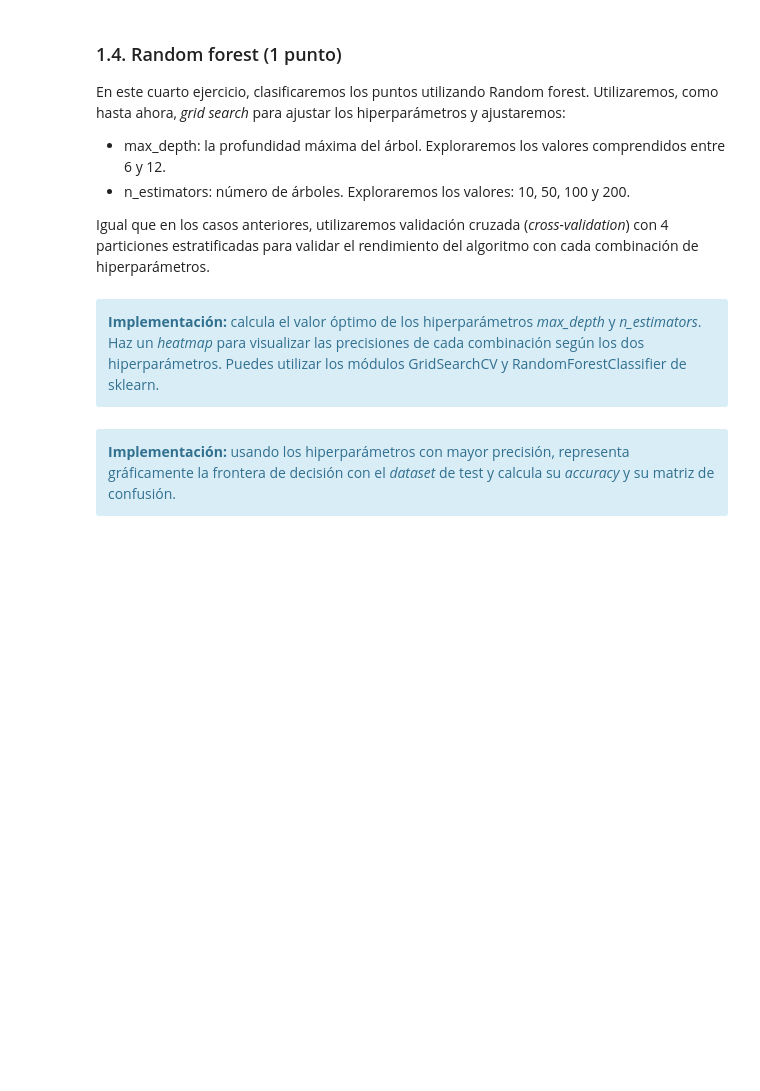
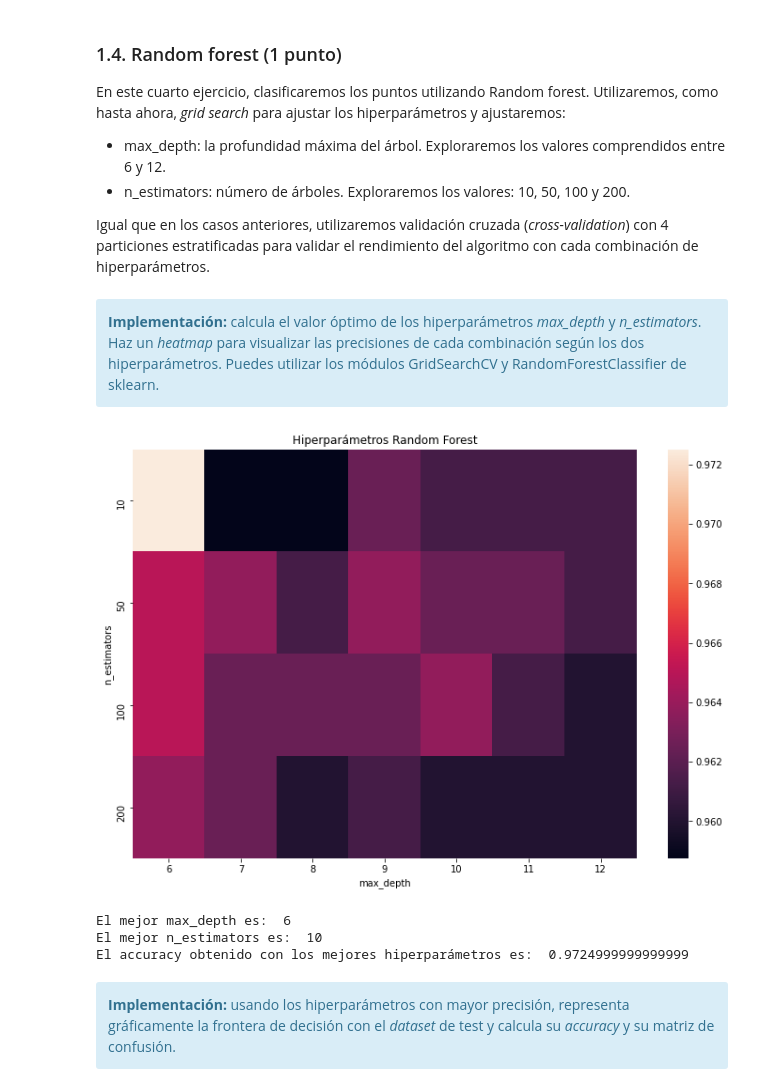
Before and after one commit to mariousm/Data-Science-Master, a Jupyter notebook: 2021-22/PrimerSemestre/Mineria/PEC3/20211_M2.855_PEC3_Enunciado.ipynb, the cells around one changed output. Saved outputs shown, nothing was run; the diff lists cells and outputs as text; code cells hidden in the pictures; blank space fills up the shorter version.

```diff
--- a/2021-22/PrimerSemestre/Mineria/PEC3/20211_M2.855_PEC3_Enunciado.ipynb
+++ b/2021-22/PrimerSemestre/Mineria/PEC3/20211_M2.855_PEC3_Enunciado.ipynb
@@ -490,6 +490,54 @@ Igual que en los casos anteriores, utilizaremos validación cruzada (*cross-vali
 <div class="alert alert-block alert-info">
     <strong>Implementación:</strong> calcula el valor óptimo de los hiperparámetros <i>max_depth</i> y <i>n_estimators</i>. Haz un <i>heatmap</i> para visualizar las precisiones de cada combinación según los dos hiperparámetros. Puedes utilizar los módulos GridSearchCV y RandomForestClassifier de sklearn.
 </div>
+# %%
+# Definimos los parámetros para GridSearchCV
+parametros = {
+    'max_depth': [x for x in range(6,13)],
+    'n_estimators': [10, 50, 100, 200]
+}
+
+# Definimos el modelo de GridSearchCV
+modelo_GridSearchCSV = GridSearchCV(
+    RandomForestClassifier(random_state=0),
+    param_grid=parametros,
+    scoring='accuracy',
+    cv=4
+)
+
+# Ajustamos el modelo
+modelo_GridSearchCSV = modelo_GridSearchCSV.fit(X_train, y_train)
+# %%
+# Creación del mapa de calor para cada hiperparámetro
+df_GridSearchCSV = pd.DataFrame(modelo_GridSearchCSV.cv_results_["params"])
+df_GridSearchCSV["accuracy"] = modelo_GridSearchCSV.cv_results_["mean_test_score"]
+
+data = {}
+for m_d in np.unique(df_GridSearchCSV["max_depth"]):
+    data[m_d] = np.array(df_GridSearchCSV[df_GridSearchCSV["max_depth"] == m_d]["accuracy"])
+
+df_heatmap = pd.DataFrame(
+    data,
+    columns=np.unique(df_GridSearchCSV["max_depth"]),
+    index=np.unique(df_GridSearchCSV["n_estimators"])
+)
+
+fig, ax = plt.subplots(figsize=(12, 8))
+sns.heatmap(df_heatmap)
+plt.title("Hiperparámetros Random Forest")
+plt.xlabel("max_depth")
+plt.ylabel("n_estimators")
+plt.show()
+# %% [output]
+[figure, added]
+# %%
+print("El mejor max_depth es: ", modelo_GridSearchCSV.best_params_["max_depth"])
+print("El mejor n_estimators es: ", modelo_GridSearchCSV.best_params_["n_estimators"])
+print("El accuracy obtenido con los mejores hiperparámetros es: ", modelo_GridSearchCSV.best_score_)
+# %% [output]
+El mejor max_depth es:  6
+El mejor n_estimators es:  10
+El accuracy obtenido con los mejores hiperparámetros es:  0.9724999999999999
 # %% [markdown]
 <div class="alert alert-block alert-info">
 <strong>Implementación:</strong> usando los hiperparámetros con mayor precisión, representa gráficamente la frontera de decisión con el <i>dataset</i> de test y calcula su <i>accuracy</i> y su matriz de confusión.
```
Also changed, not shown: parts of 25 cells of this notebook.
